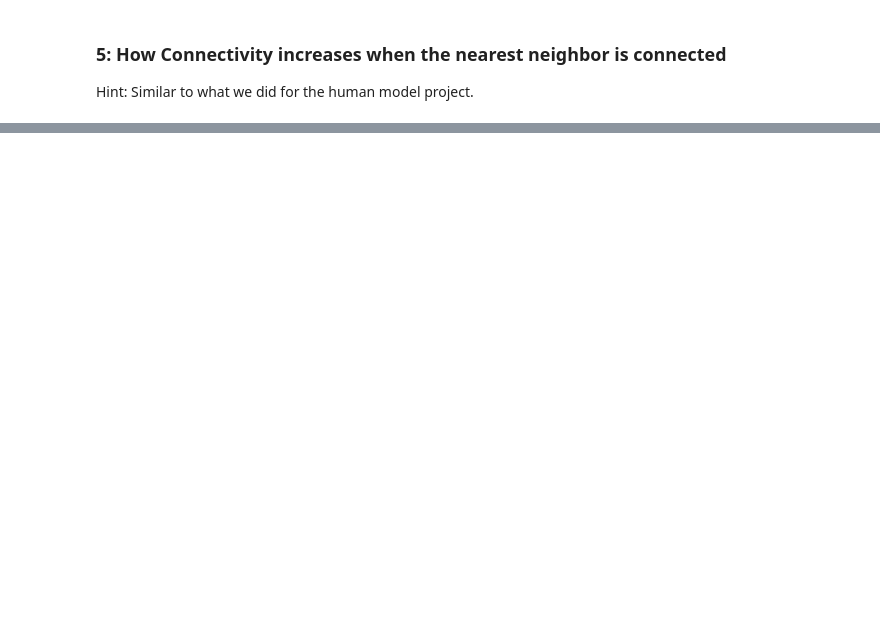
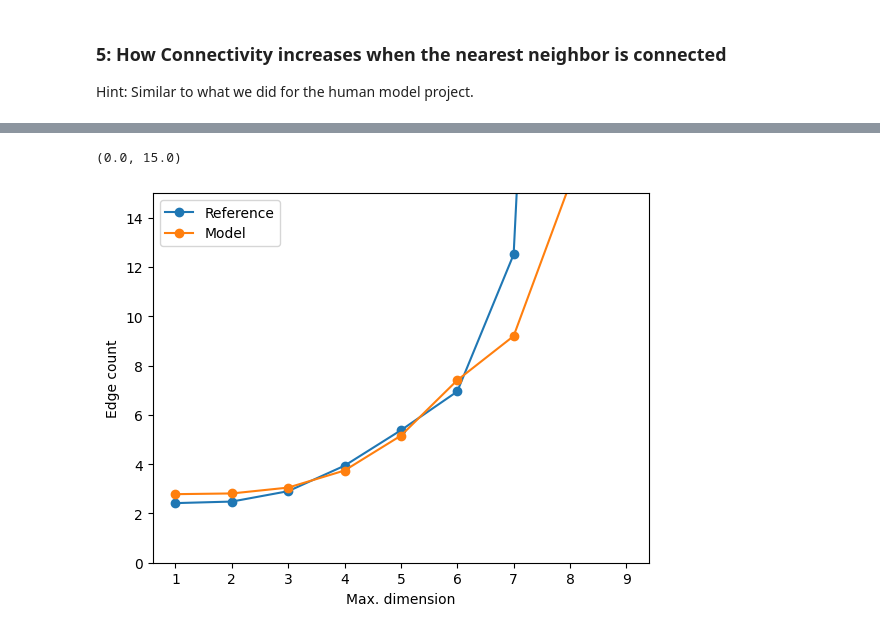
Before and after one commit to MWolfR/local_connectivity_model, a Jupyter notebook: src/Simplex wiring stochastic model final.ipynb, the cells around one changed output, grey strips where cells are left out. Drawn from its saved outputs; the diff is of its cells as text; code cells hidden in the pictures; blank space fills up the shorter version.

```diff
--- a/src/Simplex wiring stochastic model final.ipynb
+++ b/src/Simplex wiring stochastic model final.ipynb
@@ -254,0 +288,6 @@ plt.legend()
+# %%
+smpl_list = connalysis.network.topology.list_simplices_by_dimension(reference)
+rc_ref = smpl_list[1:].apply(connalysis.network.topology.count_rc_edges_k_skeleton, args=(len(pts), ))
+
+smpl_list = connalysis.network.topology.list_simplices_by_dimension(N)
+rc_mdl = smpl_list[1:].apply(connalysis.network.topology.count_rc_edges_k_skeleton, args=(len(pts), ))
@@ -254,0 +297,14 @@ plt.legend()
+# %%
+fig = plt.figure()
+ax = fig.gca()
+
+ax.plot(100 * rc_ref.apply(lambda tpl: tpl[1]/tpl[0]), marker="o", label="Reference")
+ax.plot(100 * rc_mdl.apply(lambda tpl: tpl[1]/tpl[0]), marker="o", label="Model")
+ax.set_xlabel("Max. dimension")
+ax.set_ylabel("Edge count")
+plt.legend()
+
+ax.set_ylim([0, 15])
+# %% [output]
+(0.0, 15.0)
+[figure, added]
```
Also changed, not shown: parts of 12 cells of this notebook.
